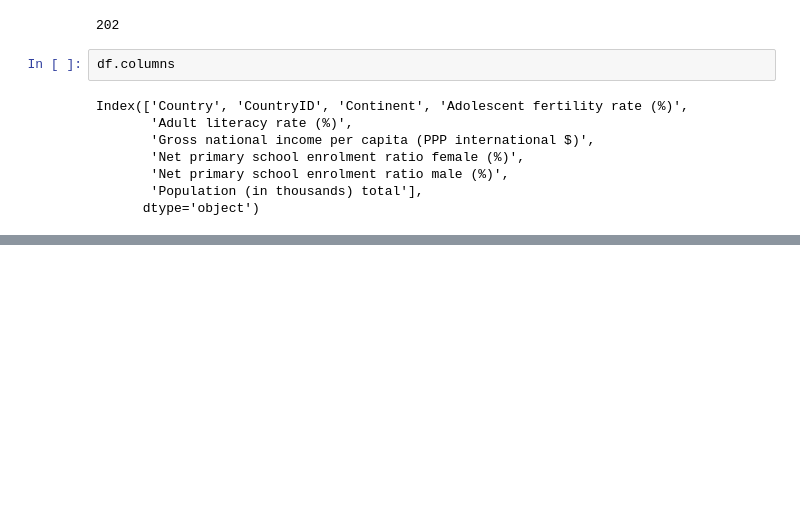
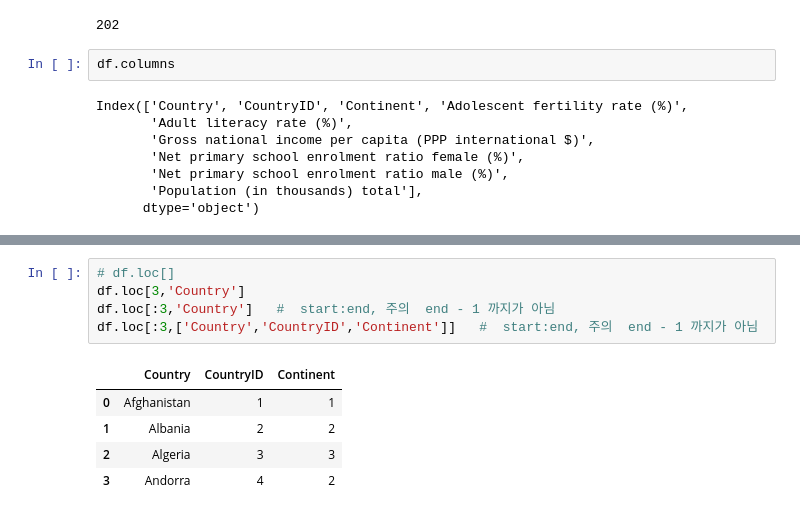
Before and after one commit to landturtler/2020_AI_education_example, a Jupyter notebook: 파이썬데이터분석/pandas_basic.ipynb, the cells around one changed output, grey strips where cells are left out. Saved outputs shown, nothing was run; the diff lists cells and outputs as text; blank space fills up the shorter version.

```diff
--- a/파이썬데이터분석/pandas_basic.ipynb
+++ b/파이썬데이터분석/pandas_basic.ipynb
@@ -146,0 +291,11 @@ Population (in thousands) total
+# %%
+# df.loc[]
+df.loc[3,'Country']
+df.loc[:3,'Country']   #  start:end, 주의  end - 1 까지가 아님
+df.loc[:3,['Country','CountryID','Continent']]   #  start:end, 주의  end - 1 까지가 아님
+# %% [output]
+|  | Country | CountryID | Continent |
+| 0 | Afghanistan | 1 | 1 |
+| 1 | Albania | 2 | 2 |
+| 2 | Algeria | 3 | 3 |
+| 3 | Andorra | 4 | 2 |
```
Also changed, not shown: parts of 12 cells of this notebook.
